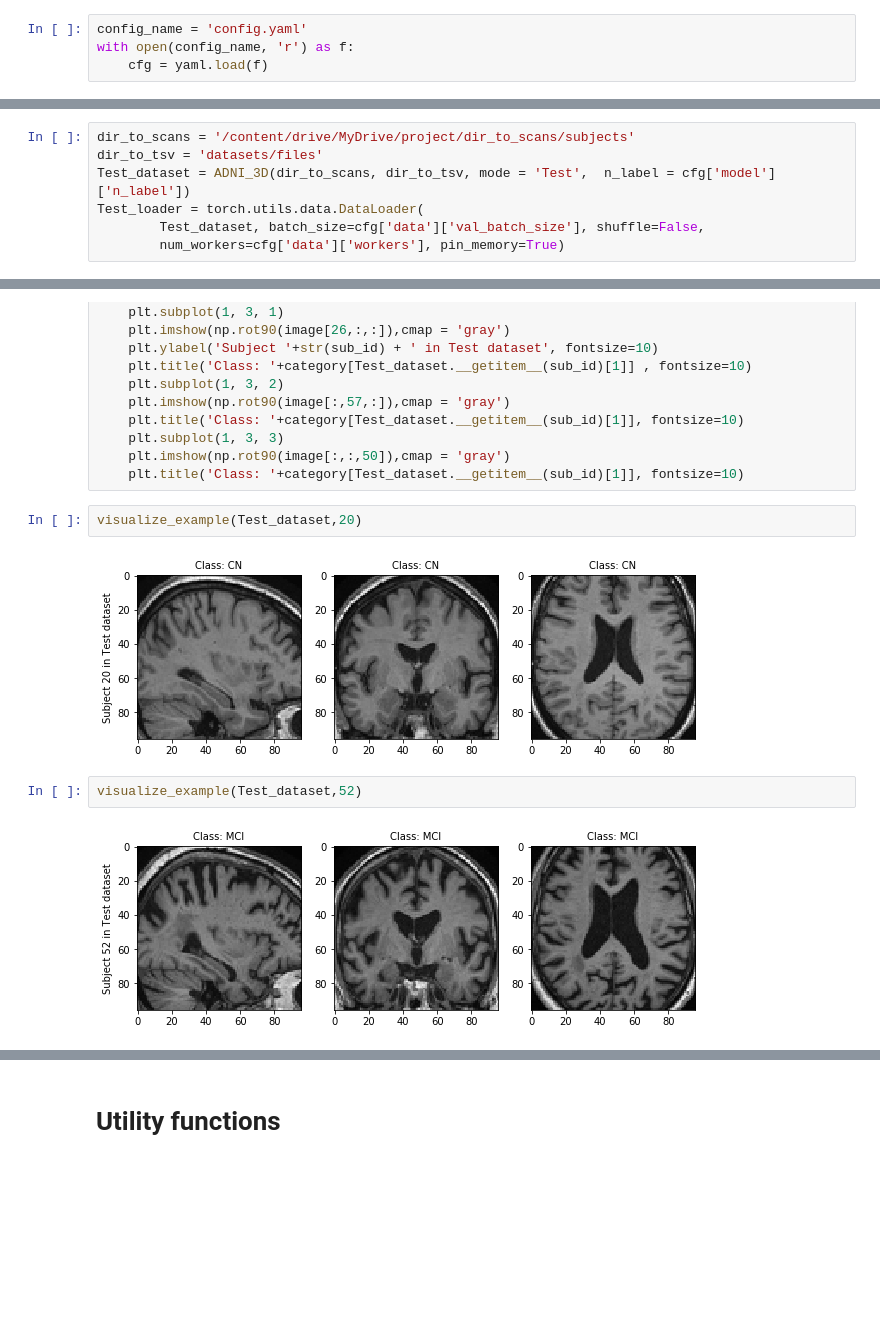
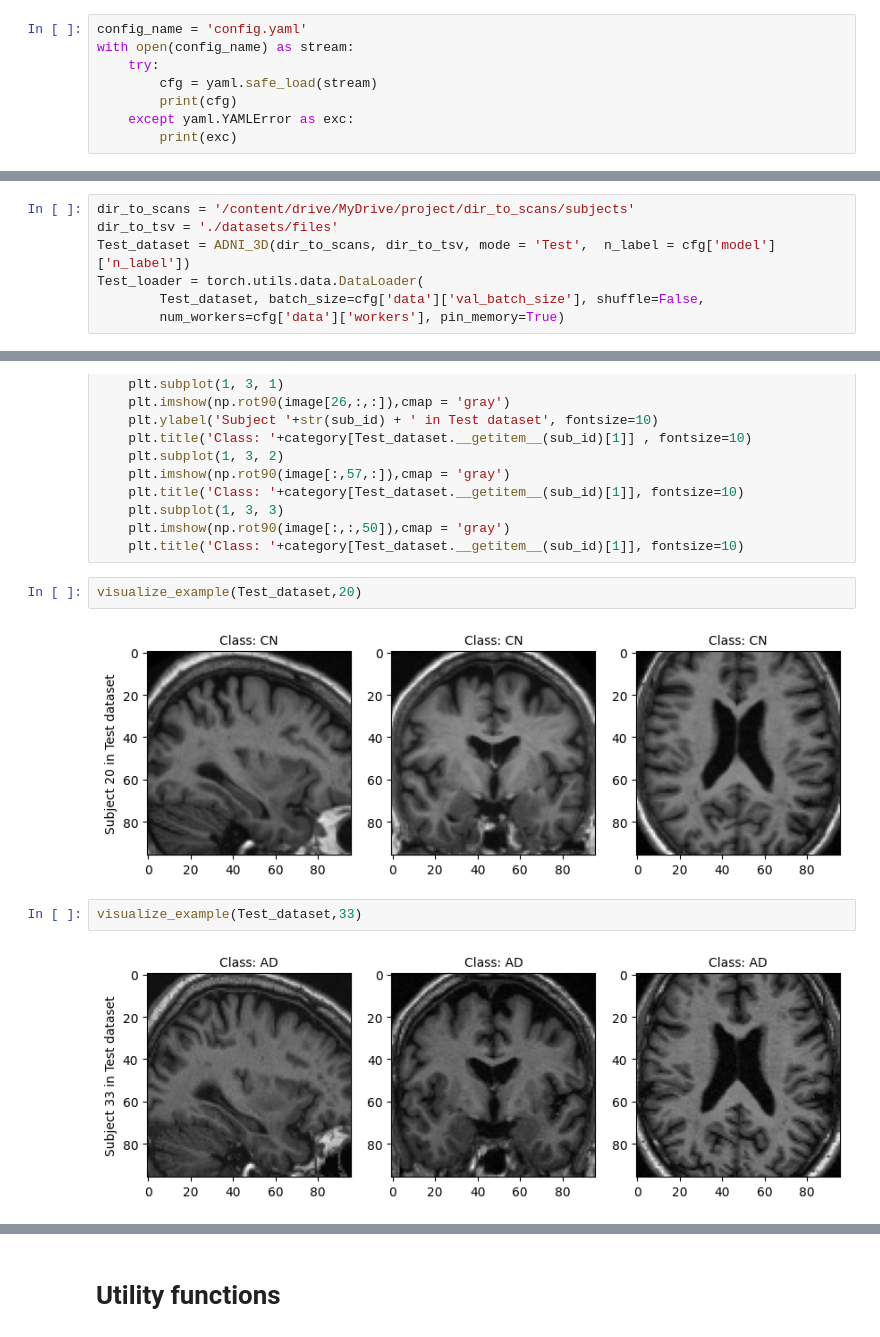
Before and after one commit to treyschulman/CNN_design_for_AD, a Jupyter notebook: model_eval_collab.ipynb, the cells around one changed output, grey strips where cells are left out. Saved outputs shown, nothing was run; the diff lists cells and outputs as text; blank space fills up the shorter version.

```diff
--- a/model_eval_collab.ipynb
+++ b/model_eval_collab.ipynb
@@ -27,4 +49,8 @@ device = torch.device("cuda:0" if torch.cuda.is_available() else "cpu")
 # %%
 config_name = 'config.yaml'
-with open(config_name, 'r') as f:
-    cfg = yaml.load(f)
+with open(config_name) as stream:
+    try:
+        cfg = yaml.safe_load(stream)
+        print(cfg)
+    except yaml.YAMLError as exc:
+        print(exc)
@@ -35,7 +63,7 @@ from datasets.adni_3d import ADNI_3D
 from models.build_model import build_model
 # %%
 dir_to_scans = '/content/drive/MyDrive/project/dir_to_scans/subjects'
-dir_to_tsv = 'datasets/files'
+dir_to_tsv = './datasets/files'
 Test_dataset = ADNI_3D(dir_to_scans, dir_to_tsv, mode = 'Test',  n_label = cfg['model']['n_label'])
 Test_loader = torch.utils.data.DataLoader(
         Test_dataset, batch_size=cfg['data']['val_batch_size'], shuffle=False,
@@ -59,11 +87,11 @@ def visualize_example(Test_dataset,sub_id):
 # %%
 visualize_example(Test_dataset,20)
 # %% [output]
-[figure, old version]
+[figure, new version]
 # %%
-visualize_example(Test_dataset,52)
+visualize_example(Test_dataset,33)
 # %% [output]
-[figure, old version]
+[figure, new version]
 # %%
 visualize_example(Test_dataset,0)
 # %% [output]
```
Also changed, not shown: parts of 20 cells of this notebook.
